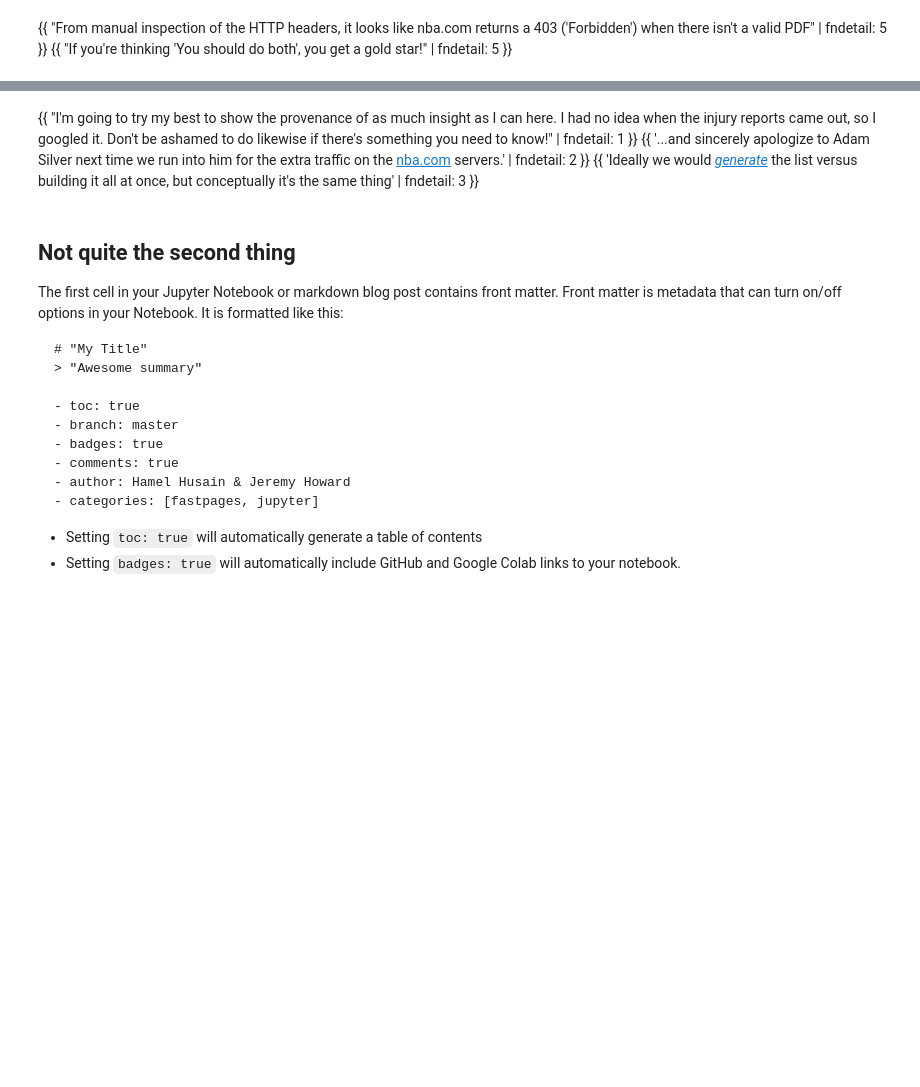
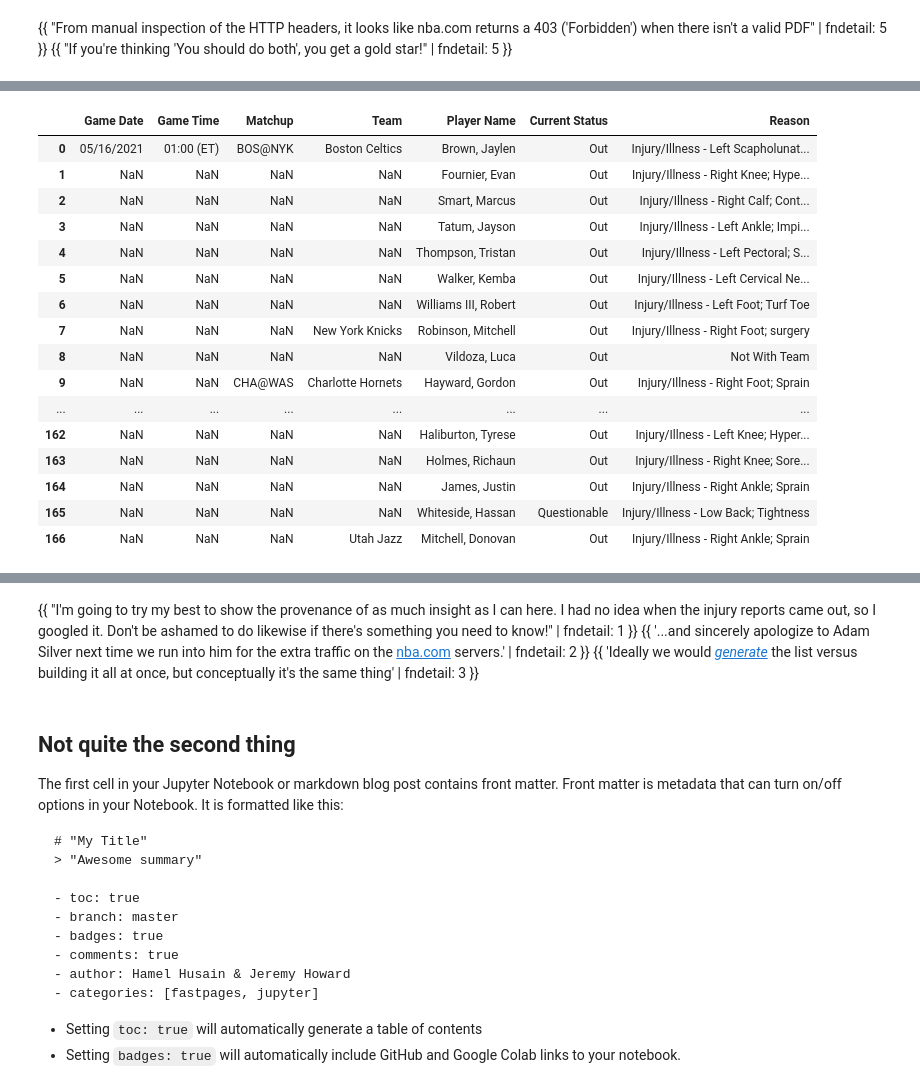
Before and after one commit to jeremyabramson/blog, a Jupyter notebook: _notebooks/2021-07-25-nba-injuries.ipynb, the cells around one changed output, grey strips where cells are left out. Saved outputs shown, nothing was run; the diff lists cells and outputs as text; code cells hidden in the pictures; blank space fills up the shorter version.

```diff
--- a/_notebooks/2021-07-25-nba-injuries.ipynb
+++ b/_notebooks/2021-07-25-nba-injuries.ipynb
@@ -230,0 +251,2 @@ def daterange(date1, date2):
+# %%
+pd.set_option('display.max_rows', 500)
@@ -230,0 +283,22 @@ def daterange(date1, date2):
+# %%
+test = tabula.read_pdf('2021-05-16_08PM.pdf', stream=True, guess=True, pages='all')
+# %%
+test
+# %% [output]
+|  | Game Date | Game Time | Matchup | Team | Player Name | Current Status | Reason |
+| 0 | 05/16/2021 | 01:00 (ET) | BOS@NYK | Boston Celtics | Brown, Jaylen | Out | Injury/Illness - Left Scapholunat... |
+| 1 | NaN | NaN | NaN | NaN | Fournier, Evan | Out | Injury/Illness - Right Knee; Hype... |
+| 2 | NaN | NaN | NaN | NaN | Smart, Marcus | Out | Injury/Illness - Right Calf; Cont... |
+| 3 | NaN | NaN | NaN | NaN | Tatum, Jayson | Out | Injury/Illness - Left Ankle; Impi... |
+| 4 | NaN | NaN | NaN | NaN | Thompson, Tristan | Out | Injury/Illness - Left Pectoral; S... |
+| 5 | NaN | NaN | NaN | NaN | Walker, Kemba | Out | Injury/Illness - Left Cervical Ne... |
+| 6 | NaN | NaN | NaN | NaN | Williams III, Robert | Out | Injury/Illness - Left Foot; Turf Toe |
+| 7 | NaN | NaN | NaN | New York Knicks | Robinson, Mitchell | Out | Injury/Illness - Right Foot; surgery |
+| 8 | NaN | NaN | NaN | NaN | Vildoza, Luca | Out | Not With Team |
+| 9 | NaN | NaN | CHA@WAS | Charlotte Hornets | Hayward, Gordon | Out | Injury/Illness - Right Foot; Sprain |
+| ... | ... | ... | ... | ... | ... | ... | ... |
+| 162 | NaN | NaN | NaN | NaN | Haliburton, Tyrese | Out | Injury/Illness - Left Knee; Hyper... |
+| 163 | NaN | NaN | NaN | NaN | Holmes, Richaun | Out | Injury/Illness - Right Knee; Sore... |
+| 164 | NaN | NaN | NaN | NaN | James, Justin | Out | Injury/Illness - Right Ankle; Sprain |
+| 165 | NaN | NaN | NaN | NaN | Whiteside, Hassan | Questionable | Injury/Illness - Low Back; Tightness |
+| 166 | NaN | NaN | NaN | Utah Jazz | Mitchell, Donovan | Out | Injury/Illness - Right Ankle; Sprain |
```
Also changed, not shown: parts of 20 cells of this notebook.
